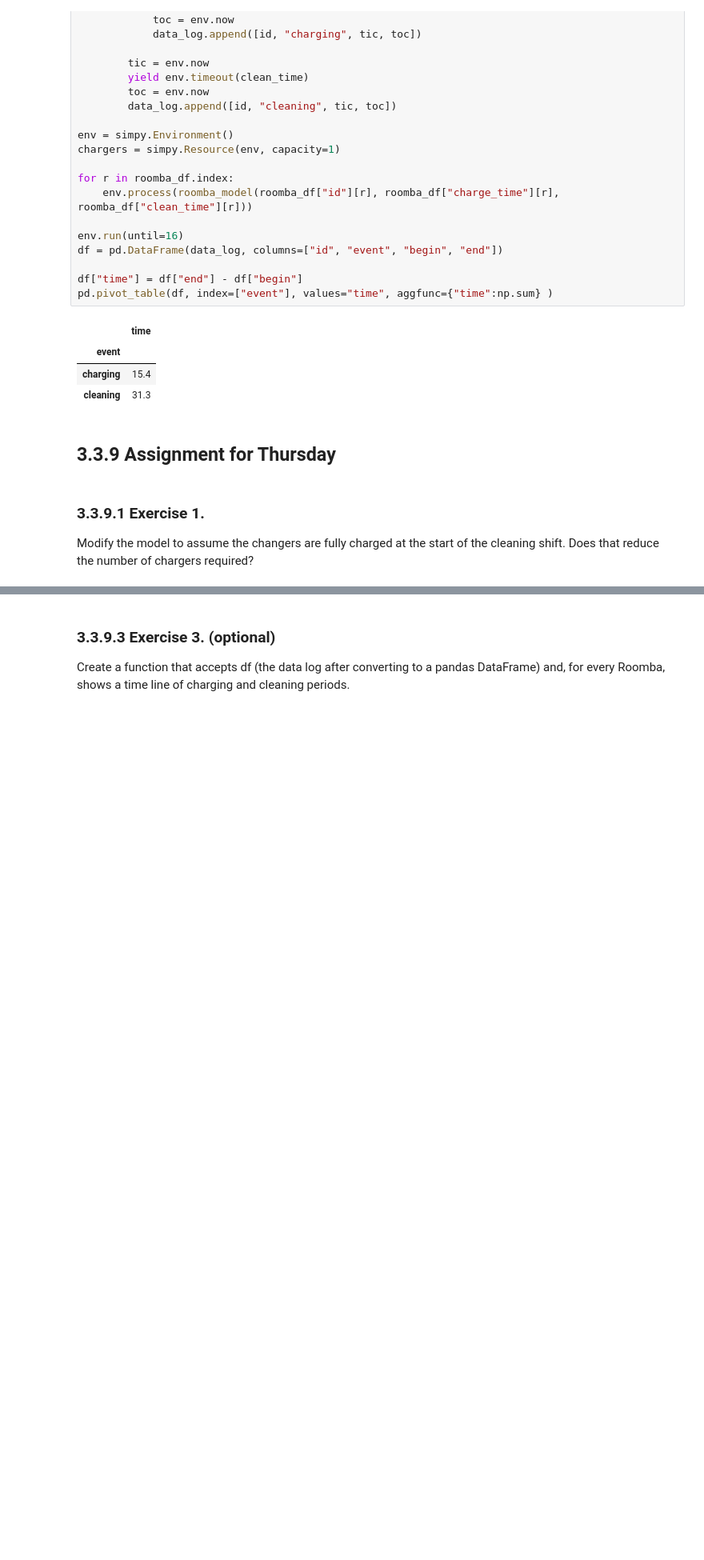
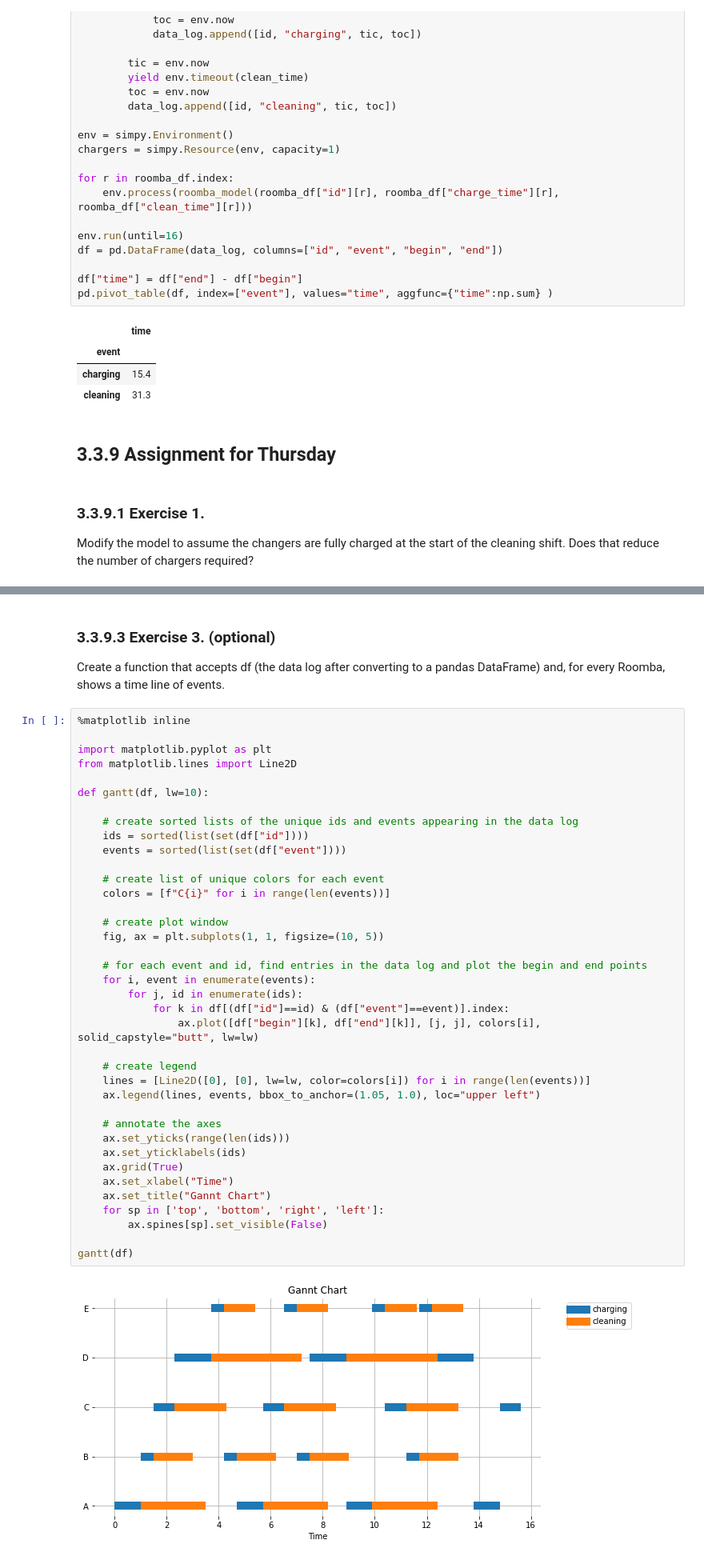
Before and after one commit to jckantor/CBE40455-2020, a Jupyter notebook: docs/03.03-Agent-Based-Models.ipynb, the cells around one changed output, grey strips where cells are left out. Shown at 80% size. Cells and saved outputs as stored; diff of their text form; blank space fills up the shorter version.

Commit message:
add gannt chart

```diff
--- a/docs/03.03-Agent-Based-Models.ipynb
+++ b/docs/03.03-Agent-Based-Models.ipynb
@@ -333,7 +333,47 @@ Assume each Roomba needs to dispose of waste after 20 minutes of cleaning. It ta
 # %% [markdown]
 ### 3.3.9.3 Exercise 3. (optional)
 
-Create a function that accepts df (the data log after converting to a pandas DataFrame) and, for every Roomba, shows a time line of charging and cleaning periods.
+Create a function that accepts df (the data log after converting to a pandas DataFrame) and, for every Roomba, shows a time line of events.
+# %%
+%matplotlib inline
+
+import matplotlib.pyplot as plt
+from matplotlib.lines import Line2D
+
+def gantt(df, lw=10):
+
+    # create sorted lists of the unique ids and events appearing in the data log
+    ids = sorted(list(set(df["id"])))
+    events = sorted(list(set(df["event"])))
+
+    # create list of unique colors for each event
+    colors = [f"C{i}" for i in range(len(events))]
+
+    # create plot window
+    fig, ax = plt.subplots(1, 1, figsize=(10, 5))
+
+    # for each event and id, find entries in the data log and plot the begin and end points
+    for i, event in enumerate(events):
+        for j, id in enumerate(ids):
+            for k in df[(df["id"]==id) & (df["event"]==event)].index:
+                ax.plot([df["begin"][k], df["end"][k]], [j, j], colors[i], solid_capstyle="butt", lw=lw)
+
+    # create legend
+    lines = [Line2D([0], [0], lw=lw, color=colors[i]) for i in range(len(events))]
+    ax.legend(lines, events, bbox_to_anchor=(1.05, 1.0), loc="upper left")
+
+    # annotate the axes
+    ax.set_yticks(range(len(ids)))
+    ax.set_yticklabels(ids)
+    ax.grid(True)
+    ax.set_xlabel("Time")
+    ax.set_title("Gannt Chart")
+    for sp in ['top', 'bottom', 'right', 'left']:
+        ax.spines[sp].set_visible(False)
+
+gantt(df)
+# %% [output]
+[figure, added]
 # %% [markdown]
 <!--NAVIGATION-->
 < [3.2 Introduction to Simpy](https://jckantor.github.io/CBE40455-2020/03.02-Introduction-to-Simpy.html) | [Contents](toc.html) | [3.10 Agent based model for control of COVID-19 on a college campus](https://jckantor.github.io/CBE40455-2020/03.10-Agent-based-campus-covid-model.html)<p><a href="https://colab.research.google.com/github/jckantor/CBE40455-2020/blob/master/docs/03.03-Agent-Based-Models.ipynb"> <img align="left" src="https://colab.research.google.com/assets/colab-badge.svg" alt="Open in Colab" title="Open in Google Colaboratory"></a><p><a href="https://jckantor.github.io/CBE40455-2020/03.03-Agent-Based-Models.ipynb"> <img align="left" src="https://img.shields.io/badge/Github-Download-blue.svg" alt="Download" title="Download Notebook"></a>
```
Also changed, not shown: parts of 1 cell of this notebook, 3 other files.
